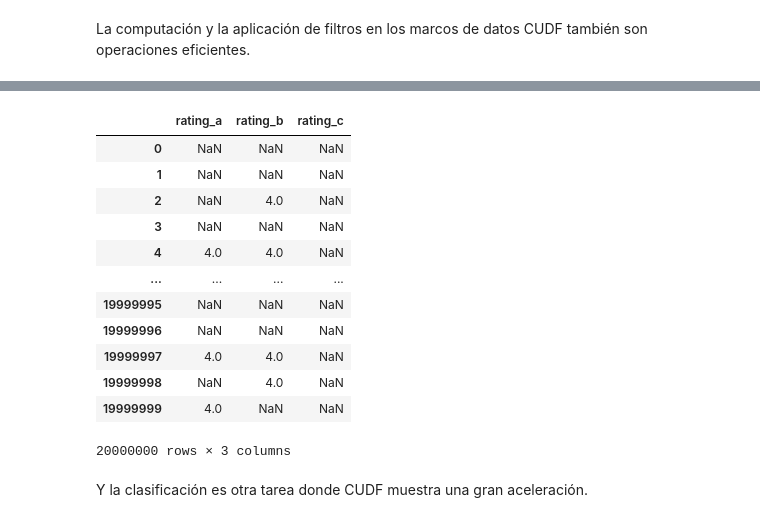
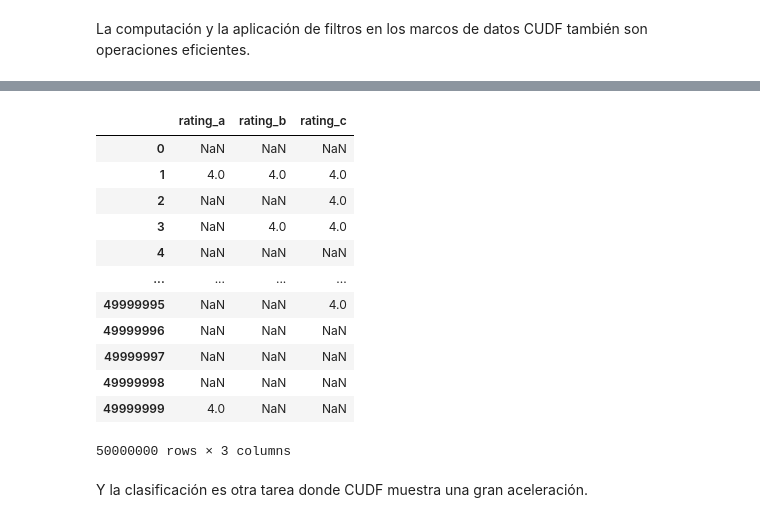
Before and after one commit to Viny2030/colabs, a Jupyter notebook: cudf_colab.ipynb, the cells around one changed output, grey strips where cells are left out. Drawn from its saved outputs; the diff is of its cells as text; code cells hidden in the pictures.

```diff
--- a/cudf_colab.ipynb
+++ b/cudf_colab.ipynb
@@ -1045,7 +1052,7 @@ Wall time: 3.03 s
 # %% [markdown]
 La computación y la aplicación de filtros en los marcos de datos CUDF también son operaciones eficientes.
 # %%
-nr = 20_000_000
+nr = 50_000_000
 df = cudf.DataFrame({
     'rating_a': cp.random.randint(1, 5, nr),
     'rating_b': cp.random.randint(1, 5, nr),
@@ -1064,15 +1071,15 @@ Wall time: 649 ms
 |  | rating_a | rating_b | rating_c |
 | 0 | NaN | NaN | NaN |
-| 1 | NaN | NaN | NaN |
-| 2 | NaN | 4.0 | NaN |
-| 3 | NaN | NaN | NaN |
-| 4 | 4.0 | 4.0 | NaN |
+| 1 | 4.0 | 4.0 | 4.0 |
+| 2 | NaN | NaN | 4.0 |
+| 3 | NaN | 4.0 | 4.0 |
+| 4 | NaN | NaN | NaN |
 | ... | ... | ... | ... |
-| 19999995 | NaN | NaN | NaN |
-| 19999996 | NaN | NaN | NaN |
-| 19999997 | 4.0 | 4.0 | NaN |
-| 19999998 | NaN | 4.0 | NaN |
-| 19999999 | 4.0 | NaN | NaN |
+| 49999995 | NaN | NaN | 4.0 |
+| 49999996 | NaN | NaN | NaN |
+| 49999997 | NaN | NaN | NaN |
+| 49999998 | NaN | NaN | NaN |
+| 49999999 | 4.0 | NaN | NaN |
-20000000 rows × 3 columns
+50000000 rows × 3 columns
 # %% [markdown]
 Y la clasificación es otra tarea donde CUDF muestra una gran aceleración.
```
Also changed, not shown: parts of 25 cells of this notebook.
